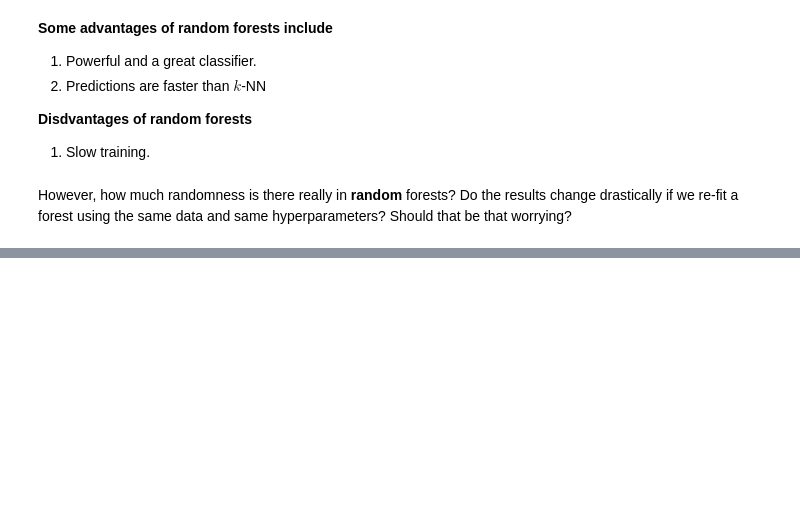
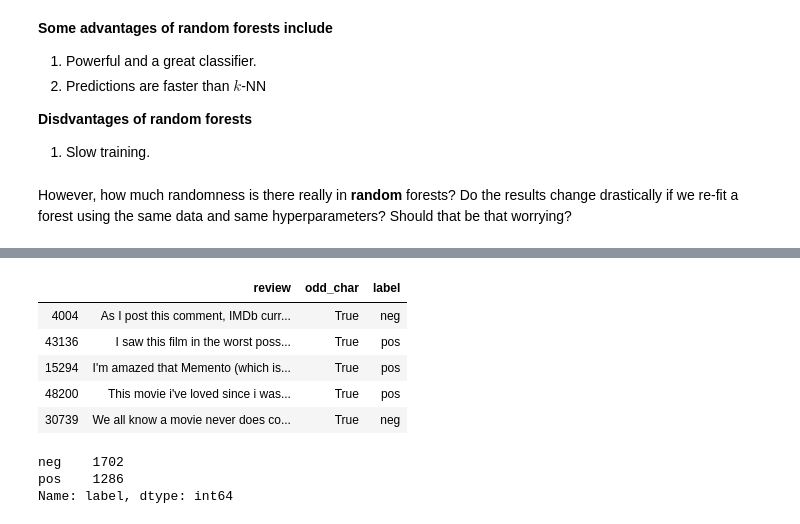
Before and after one commit to sedv8808/Python_basics, a Jupyter notebook: Random_Forest_SKLearn.ipynb, the cells around one changed output, grey strips where cells are left out. Cells and saved outputs as stored; diff of their text form; code cells hidden in the pictures; blank space fills up the shorter version.

```diff
--- a/Random_Forest_SKLearn.ipynb
+++ b/Random_Forest_SKLearn.ipynb
@@ -249,0 +296,17 @@ plt.show()
+# %%
+pd.set_option('display.max_colwidth', -1)
+odd_char_df[['review', 'odd_char', 'label']][odd_char_df['odd_char'] == True].head()
+# %% [output]
+|  | review | odd_char | label |
+| 4004 | As I post this comment, IMDb curr... | True | neg |
+| 43136 | I saw this film in the worst poss... | True | pos |
+| 15294 | I'm amazed that Memento (which is... | True | pos |
+| 48200 | This movie i've loved since i was... | True | pos |
+| 30739 | We all know a movie never does co... | True | neg |
+# %%
+label_count_df = odd_char_df[['review', 'odd_char', 'label']][odd_char_df['odd_char'] == True]
+label_count_df.label.value_counts()
+# %% [output]
+neg    1702
+pos    1286
+Name: label, dtype: int64
```
Also changed, not shown: parts of 29 cells of this notebook, 2 other files.
